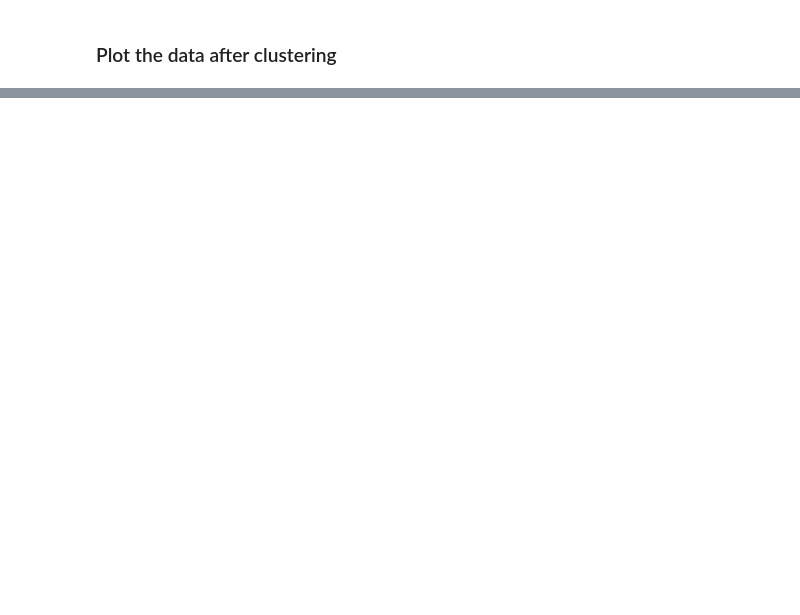
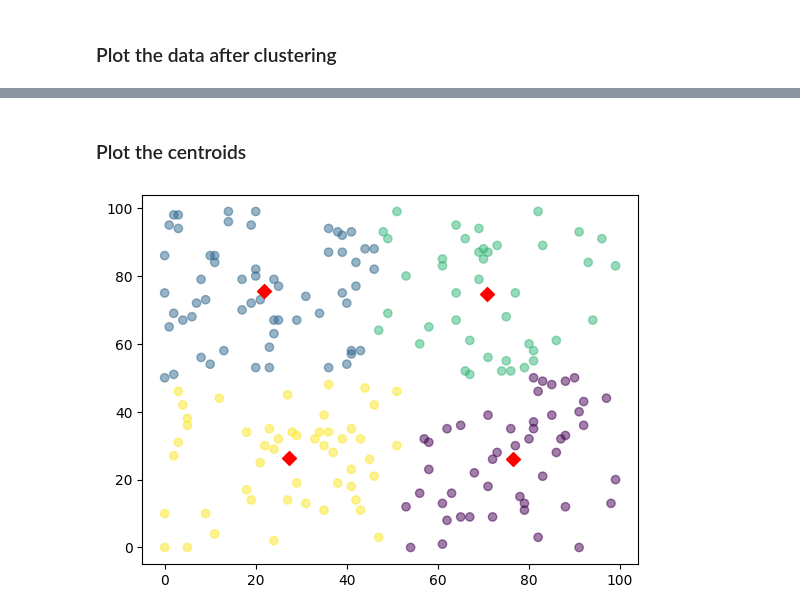
Before and after one commit to YoussefAboelwafa/Unsupervised-ML, a Jupyter notebook: CLUSTERING_KMeans.ipynb, the cells around one changed output, grey strips where cells are left out. Saved outputs shown, nothing was run; the diff lists cells and outputs as text; code cells hidden in the pictures; blank space fills up the shorter version.

Commit message:
centroids

```diff
--- a/CLUSTERING_KMeans.ipynb
+++ b/CLUSTERING_KMeans.ipynb
@@ -58,0 +60,11 @@ plt.show()
+# %% [markdown]
+### Plot the centroids
+# %%
+centroids = model.cluster_centers_
+c_x = centroids[:,0]
+c_y = centroids[:,1]
+plt.scatter(xs, ys, c=labels, alpha=0.5)
+plt.scatter(c_x, c_y, marker='D', s=50, c='r')
+plt.show()
+# %% [output]
+[figure, added]
```
Also changed, not shown: parts of 5 cells of this notebook.
